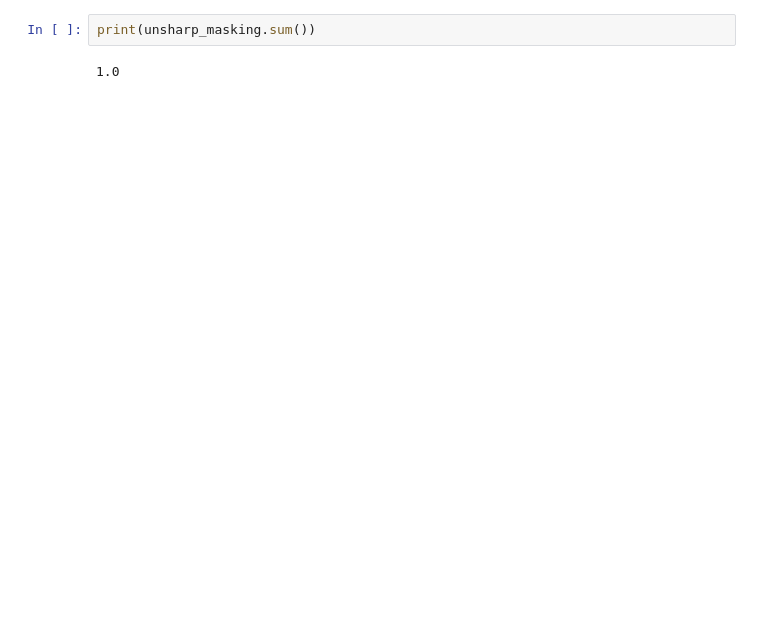
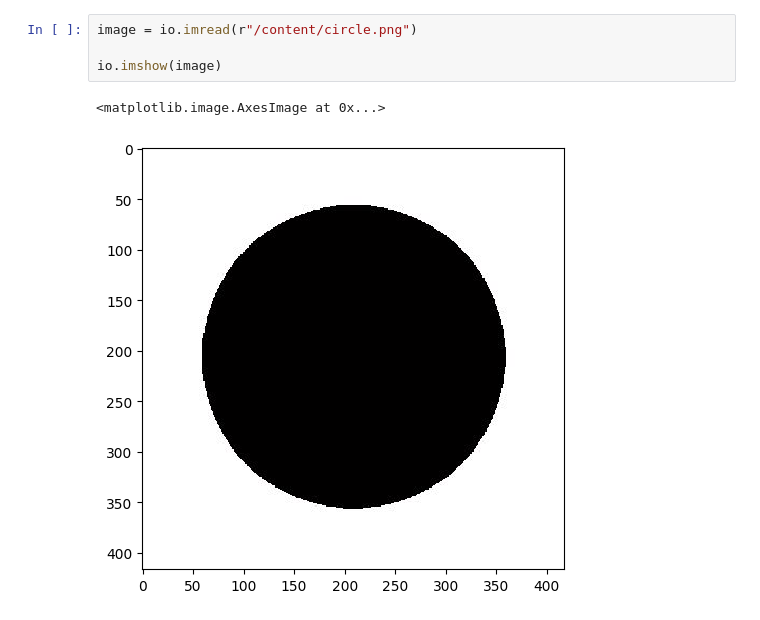
Before and after one commit to sumadvena/SiOC_2023, a Jupyter notebook: SiOC_3.ipynb, the cells around one changed output. Saved outputs shown, nothing was run; the diff lists cells and outputs as text; blank space fills up the shorter version.

```diff
--- a/SiOC_3.ipynb
+++ b/SiOC_3.ipynb
@@ -42,7 +64,10 @@ extended_gauss_blur_filter = np.array(
      [4, 16, 24, 16, 4],
      [1, 4, 6, 4, 1]]
 ) / 256
-# %%
-print(unsharp_masking.sum())
-# %% [output]
-1.0
+# %%
+image = io.imread(r"/content/circle.png")
+
+io.imshow(image)
+# %% [output]
+<matplotlib.image.AxesImage at 0x...>
+[figure, added]
```
Also changed, not shown: parts of 7 cells of this notebook.
